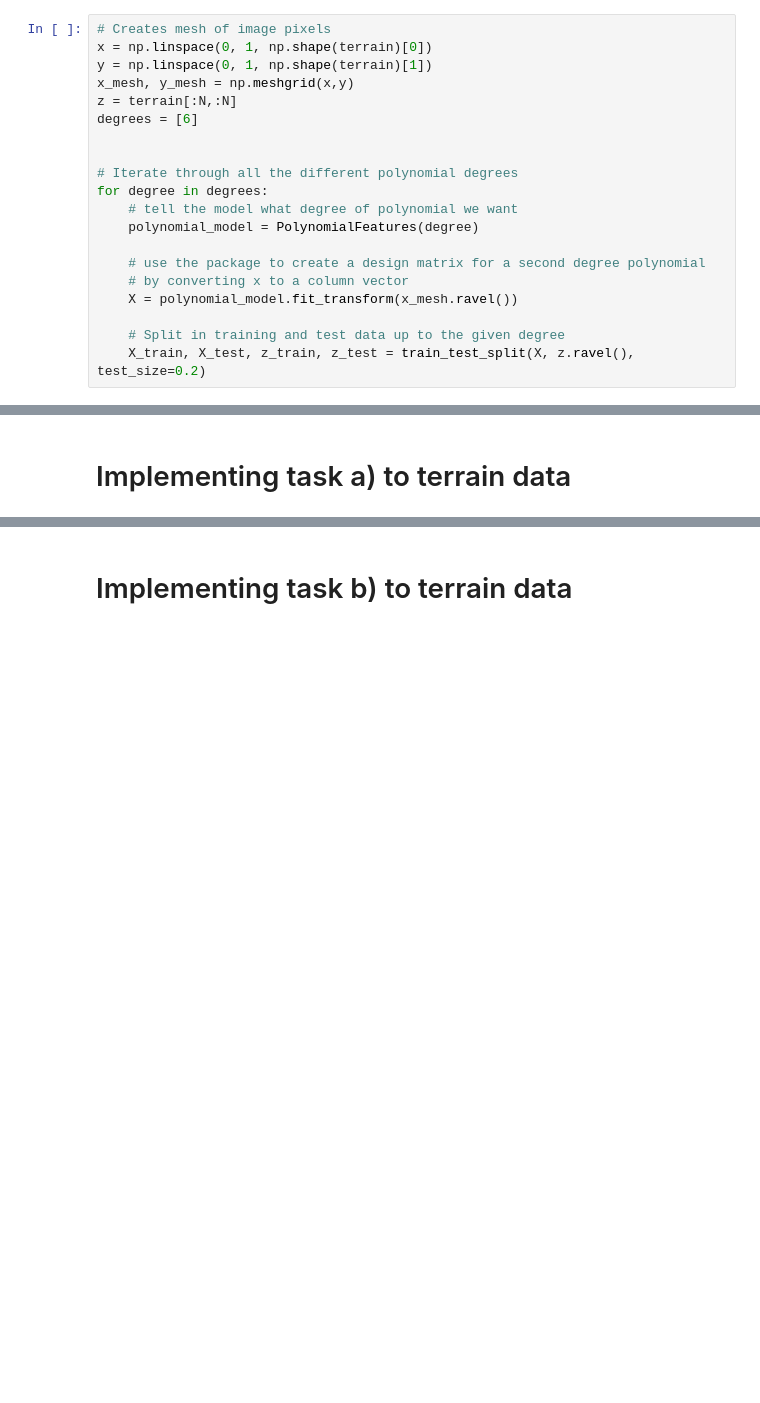
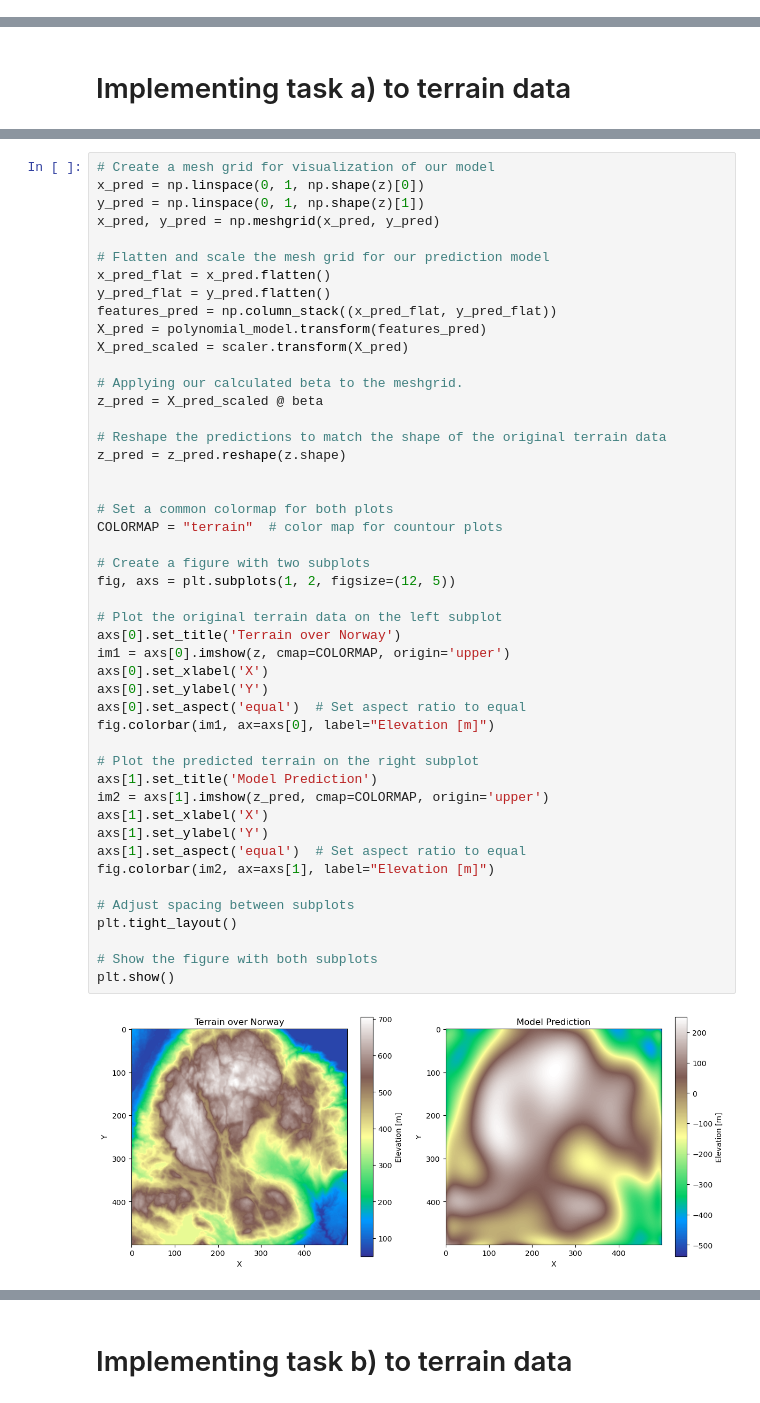
Before and after one commit to LassePladsen/FYS-STK3155-projects, a Jupyter notebook: project1/source_code/part_g_real_data.ipynb, the cells around one changed output, grey strips where cells are left out. Cells and saved outputs as stored; diff of their text form; blank space fills up the shorter version.

```diff
--- a/project1/source_code/part_g_real_data.ipynb
+++ b/project1/source_code/part_g_real_data.ipynb
@@ -94,20 +27,0 @@ Array([[148],
-# %%
-# Creates mesh of image pixels
-x = np.linspace(0, 1, np.shape(terrain)[0])
-y = np.linspace(0, 1, np.shape(terrain)[1])
-x_mesh, y_mesh = np.meshgrid(x,y)
-z = terrain[:N,:N]
-degrees = [6]
-
-
-# Iterate through all the different polynomial degrees
-for degree in degrees:
-    # tell the model what degree of polynomial we want
-    polynomial_model = PolynomialFeatures(degree)
-
-    # use the package to create a design matrix for a second degree polynomial
-    # by converting x to a column vector
-    X = polynomial_model.fit_transform(x_mesh.ravel())
-
-    # Split in training and test data up to the given degree
-    X_train, X_test, z_train, z_test = train_test_split(X, z.ravel(), test_size=0.2)
@@ -219,3 +113,52 @@ plt.show()
+# %%
+# Create a mesh grid for visualization of our model
+x_pred = np.linspace(0, 1, np.shape(z)[0])
+y_pred = np.linspace(0, 1, np.shape(z)[1])
+x_pred, y_pred = np.meshgrid(x_pred, y_pred)
+
+# Flatten and scale the mesh grid for our prediction model
+x_pred_flat = x_pred.flatten()
+y_pred_flat = y_pred.flatten()
+features_pred = np.column_stack((x_pred_flat, y_pred_flat))
+X_pred = polynomial_model.transform(features_pred)
+X_pred_scaled = scaler.transform(X_pred)
+
+# Applying our calculated beta to the meshgrid.
+z_pred = X_pred_scaled @ beta
+
+# Reshape the predictions to match the shape of the original terrain data
+z_pred = z_pred.reshape(z.shape)
+
+
+# Set a common colormap for both plots
+COLORMAP = "terrain"  # color map for countour plots
+
+# Create a figure with two subplots
+fig, axs = plt.subplots(1, 2, figsize=(12, 5))
+
+# Plot the original terrain data on the left subplot
+axs[0].set_title('Terrain over Norway')
+im1 = axs[0].imshow(z, cmap=COLORMAP, origin='upper')
+axs[0].set_xlabel('X')
+axs[0].set_ylabel('Y')
+axs[0].set_aspect('equal')  # Set aspect ratio to equal
+fig.colorbar(im1, ax=axs[0], label="Elevation [m]")
+
+# Plot the predicted terrain on the right subplot
+axs[1].set_title('Model Prediction')
+im2 = axs[1].imshow(z_pred, cmap=COLORMAP, origin='upper')
+axs[1].set_xlabel('X')
+axs[1].set_ylabel('Y')
+axs[1].set_aspect('equal')  # Set aspect ratio to equal
+fig.colorbar(im2, ax=axs[1], label="Elevation [m]")
+
+# Adjust spacing between subplots
+plt.tight_layout()
+
+# Show the figure with both subplots
+plt.show()
+# %% [output]
+[figure, added]
 # %%
 # Plot the MSE as function of poly. degree
 plt.figure()
```
Also changed, not shown: parts of 17 cells of this notebook.
